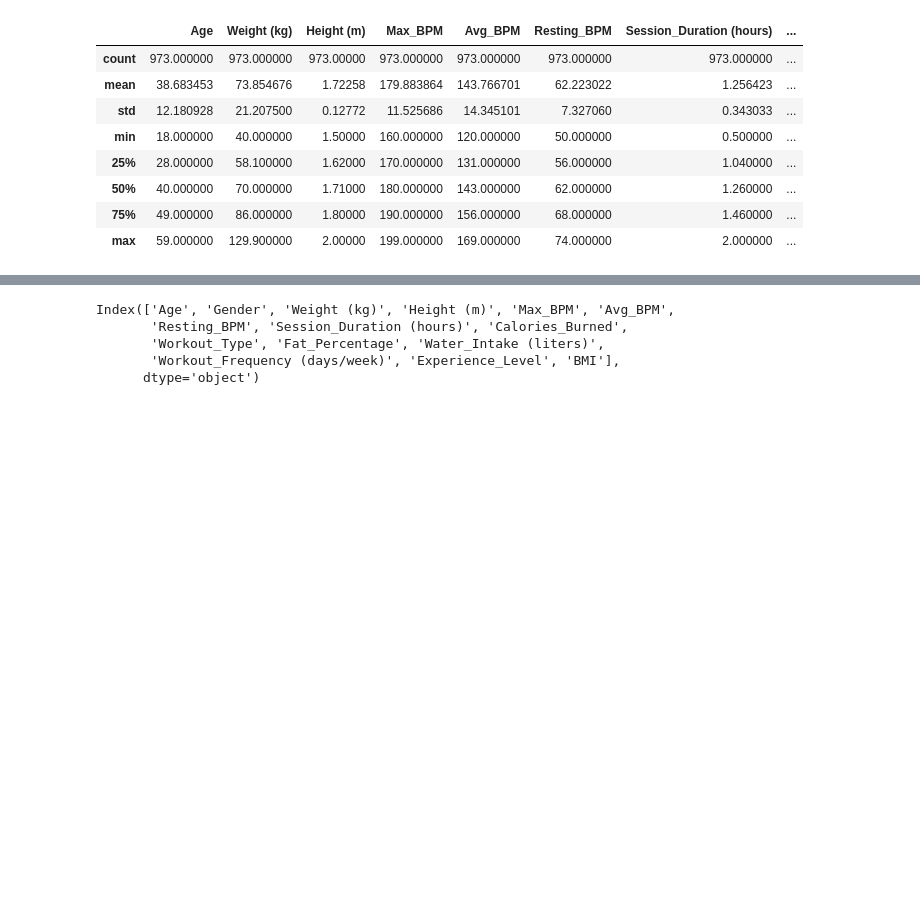
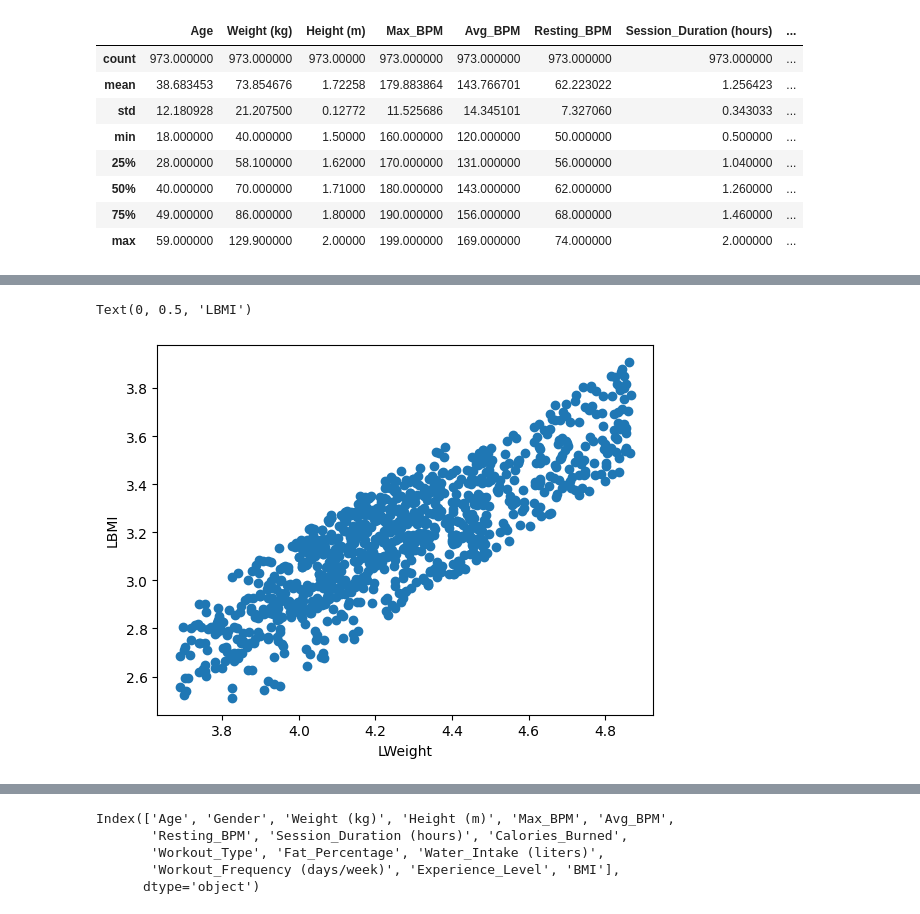
Before and after one commit to bao-do/4thY_MachineLearningProject, a Jupyter notebook: gym_python.ipynb, the cells around one changed output, grey strips where cells are left out. Drawn from its saved outputs; the diff is of its cells as text; code cells hidden in the pictures; blank space fills up the shorter version.

```diff
--- a/gym_python.ipynb
+++ b/gym_python.ipynb
@@ -48,0 +67,7 @@ gym.describe()
+# %%
+plt.scatter(x="LWeight",y="LBMI",data=gym)
+plt.xlabel("LWeight")
+plt.ylabel("LBMI")
+# %% [output]
+Text(0, 0.5, 'LBMI')
+[figure, added]
```
Also changed, not shown: parts of 31 cells of this notebook.
